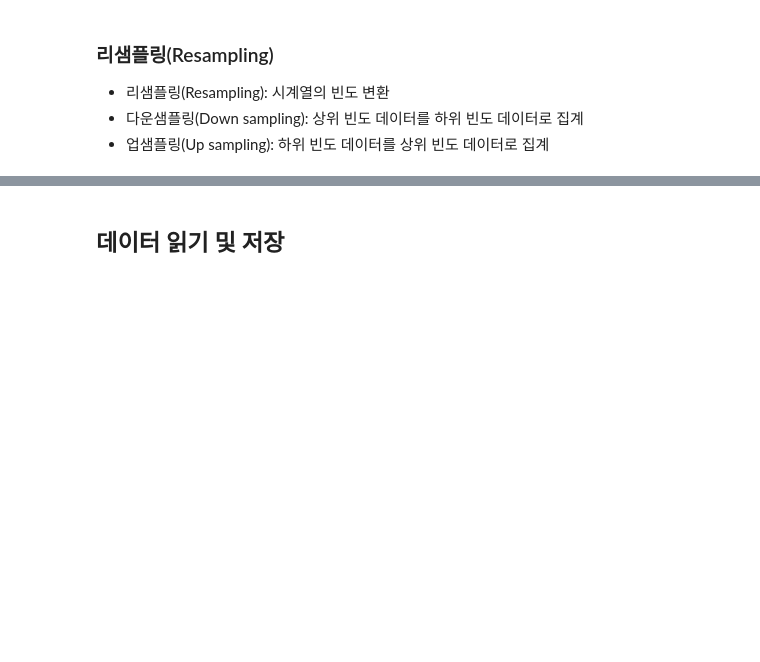
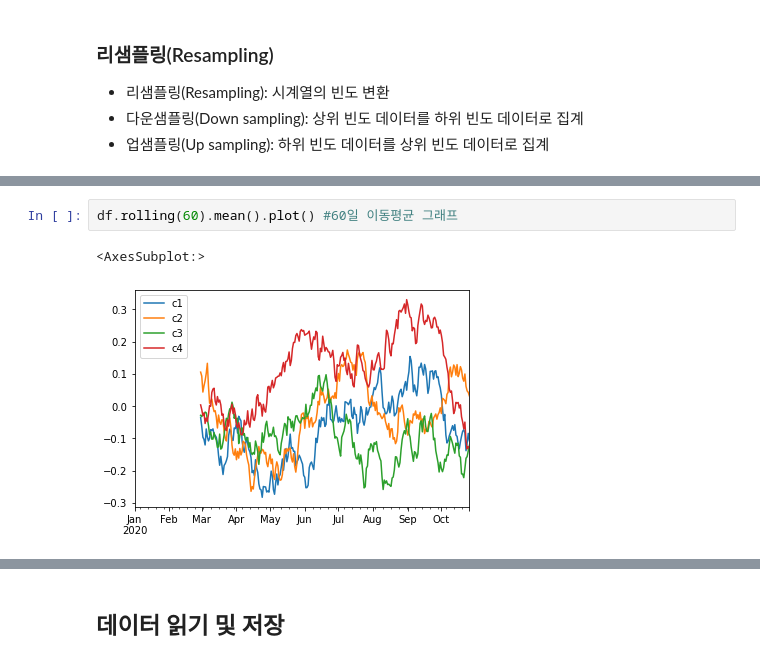
Before and after one commit to dataexpert-moon/Data-Analysis_Contents, a Jupyter notebook: _Pandas_한번에_제대로_배우기.ipynb, the cells around one changed output, grey strips where cells are left out. Drawn from its saved outputs; the diff is of its cells as text; blank space fills up the shorter version.

```diff
--- a/_Pandas_한번에_제대로_배우기.ipynb
+++ b/_Pandas_한번에_제대로_배우기.ipynb
@@ -2696,0 +4211,5 @@ df.groupby('c1').apply(top)
+# %%
+df.rolling(60).mean().plot() #60일 이동평균 그래프
+# %% [output]
+<AxesSubplot:>
+[figure, added]
```
Also changed, not shown: parts of 265 cells of this notebook.
